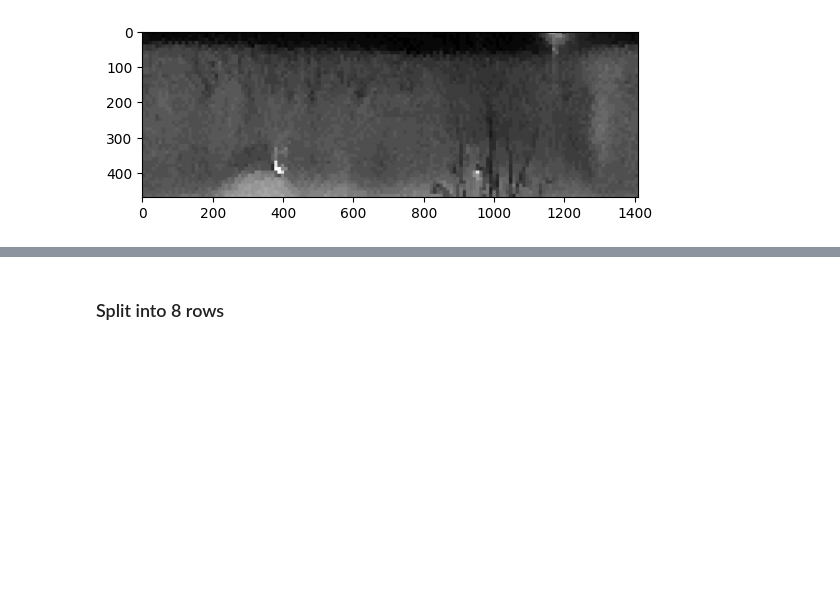
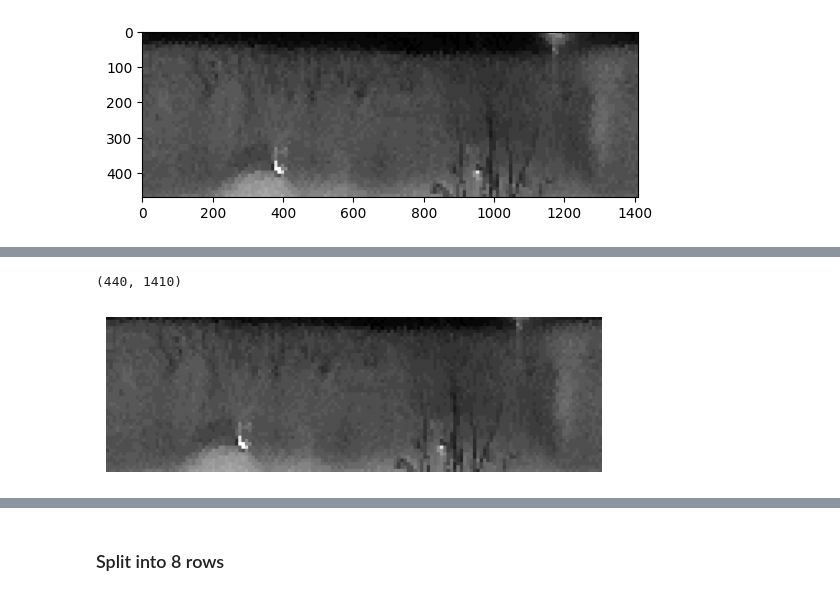
Before and after one commit to Pawlo77/Iris, a Jupyter notebook: Daugman.ipynb, the cells around one changed output, grey strips where cells are left out. Saved outputs shown, nothing was run; the diff lists cells and outputs as text; code cells hidden in the pictures; blank space fills up the shorter version.

```diff
--- a/Daugman.ipynb
+++ b/Daugman.ipynb
@@ -28,0 +35,11 @@ sample_image.shape
+# %%
+rows_to_remove = sample_image.shape[0] - 440
+cropped_image = sample_image[rows_to_remove:, :]
+
+plt.imshow(cropped_image, cmap="gray")
+plt.axis("off")
+
+cropped_image.shape
+# %% [output]
+(440, 1410)
+[figure, added]
```
Also changed, not shown: parts of 27 cells of this notebook, 1 other file.
